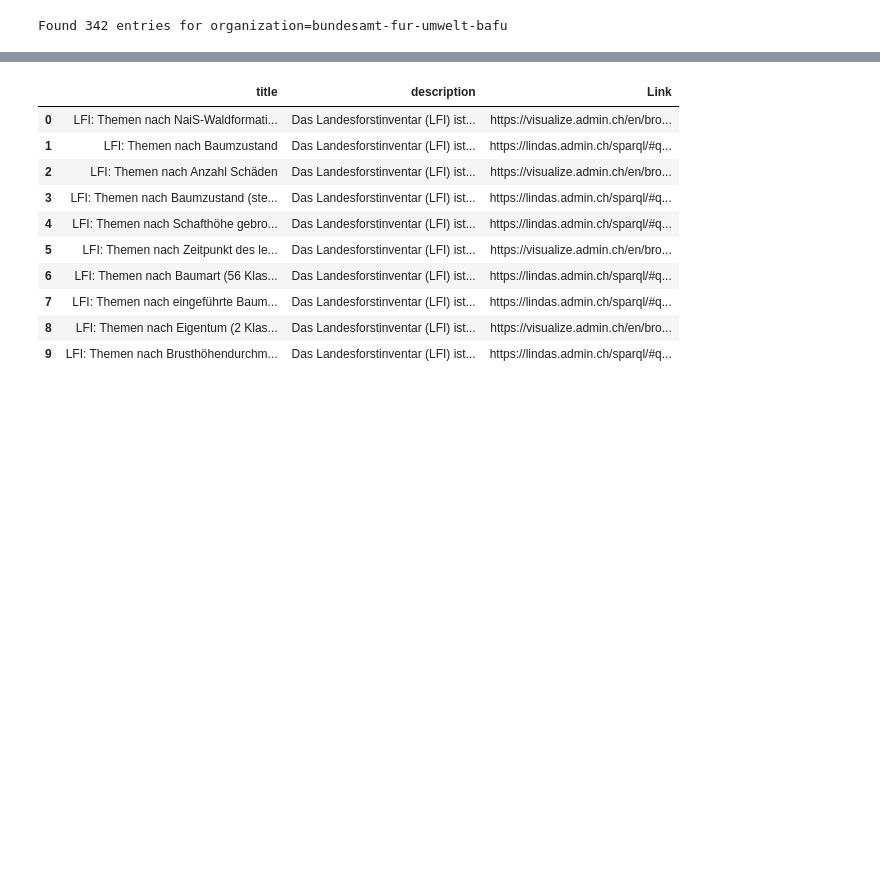
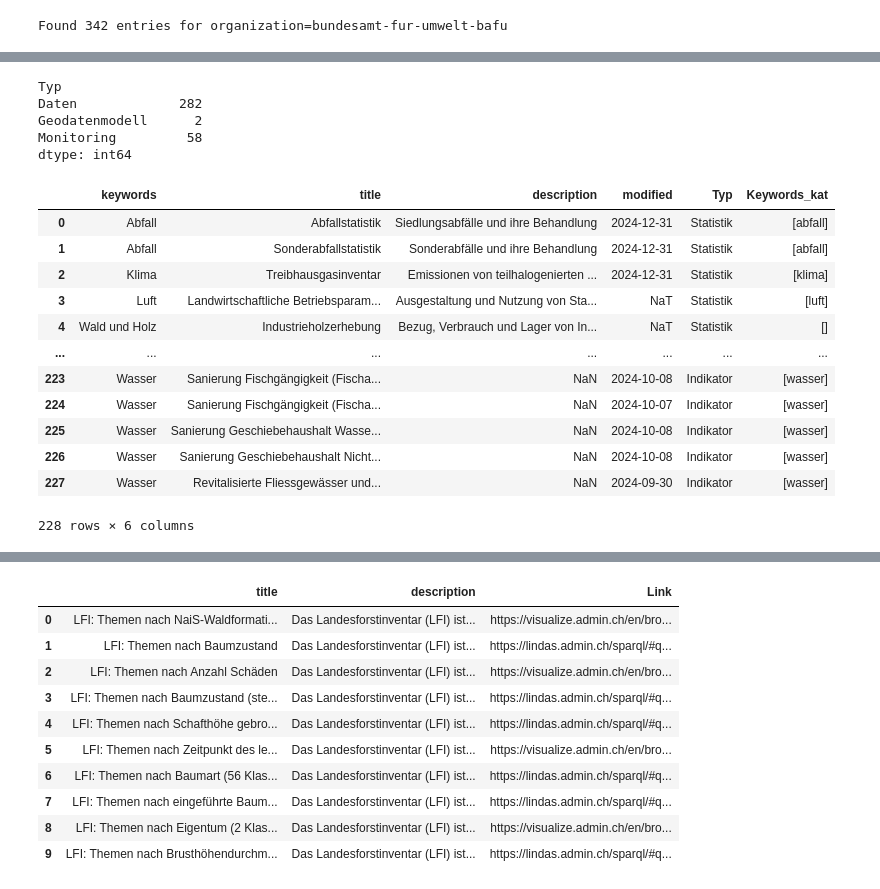
Before and after one commit to nrohrbach/PocDatenkatalogBafu, a Jupyter notebook: PoC_Datenkatalog.ipynb, the cells around one changed output, grey strips where cells are left out. Cells and saved outputs as stored; diff of their text form; code cells hidden in the pictures; blank space fills up the shorter version.

```diff
--- a/PoC_Datenkatalog.ipynb
+++ b/PoC_Datenkatalog.ipynb
@@ -93,0 +158,35 @@ Found 342 entries for organization=bundesamt-fur-umwelt-bafu
+# %%
+# prompt: gruppiere dfOpendataswiss nach Typ
+
+print(dfOpendataSwiss.groupby('Typ').size())
+# %% [output]
+Typ
+Daten             282
+Geodatenmodell      2
+Monitoring         58
+dtype: int64
+# %%
+dfStatistikenIndikatoren = pd.read_excel("StatistikenIndikatoren.xlsx")
+# %%
+# prompt: def map_options auf dfStatistikenIndikatoren anwenden
+
+# Ensure 'Keywords (de)' column exists and is a list of strings, applying map_options
+dfStatistikenIndikatoren['Keywords_kat'] = dfStatistikenIndikatoren['keywords'].apply(lambda x: [map_options(x)] if pd.notnull(x) and map_options(x) is not None else [])
+
+#print(dfStatistikenIndikatoren[['Thema', 'Keywords (de)']].head())
+# %%
+dfStatistikenIndikatoren
+# %% [output]
+|  | keywords | title | description | modified | Typ | Keywords_kat |
+| 0 | Abfall | Abfallstatistik | Siedlungsabfälle und ihre Behandlung | 2024-12-31 | Statistik | [abfall] |
+| 1 | Abfall | Sonderabfallstatistik | Sonderabfälle und ihre Behandlung | 2024-12-31 | Statistik | [abfall] |
+| 2 | Klima | Treibhausgasinventar | Emissionen von teilhalogenierten ... | 2024-12-31 | Statistik | [klima] |
+| 3 | Luft | Landwirtschaftliche Betriebsparam... | Ausgestaltung und Nutzung von Sta... | NaT | Statistik | [luft] |
+| 4 | Wald und Holz | Industrieholzerhebung | Bezug, Verbrauch und Lager von In... | NaT | Statistik | [] |
+| ... | ... | ... | ... | ... | ... | ... |
+| 223 | Wasser | Sanierung Fischgängigkeit (Fischa... | NaN | 2024-10-08 | Indikator | [wasser] |
+| 224 | Wasser | Sanierung Fischgängigkeit (Fischa... | NaN | 2024-10-07 | Indikator | [wasser] |
+| 225 | Wasser | Sanierung Geschiebehaushalt Wasse... | NaN | 2024-10-08 | Indikator | [wasser] |
+| 226 | Wasser | Sanierung Geschiebehaushalt Nicht... | NaN | 2024-10-08 | Indikator | [wasser] |
+| 227 | Wasser | Revitalisierte Fliessgewässer und... | NaN | 2024-09-30 | Indikator | [wasser] |
+228 rows × 6 columns
```
Also changed, not shown: parts of 12 cells of this notebook.
